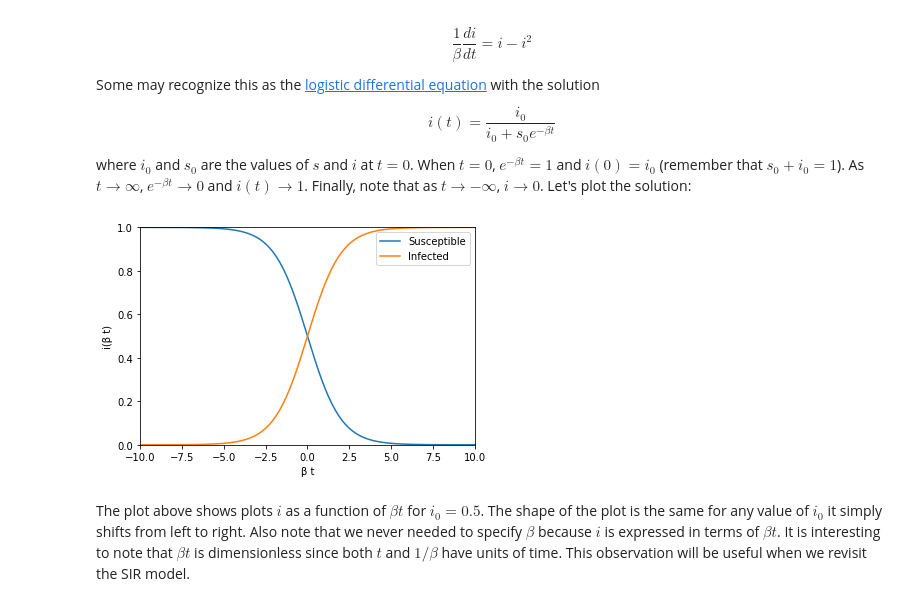
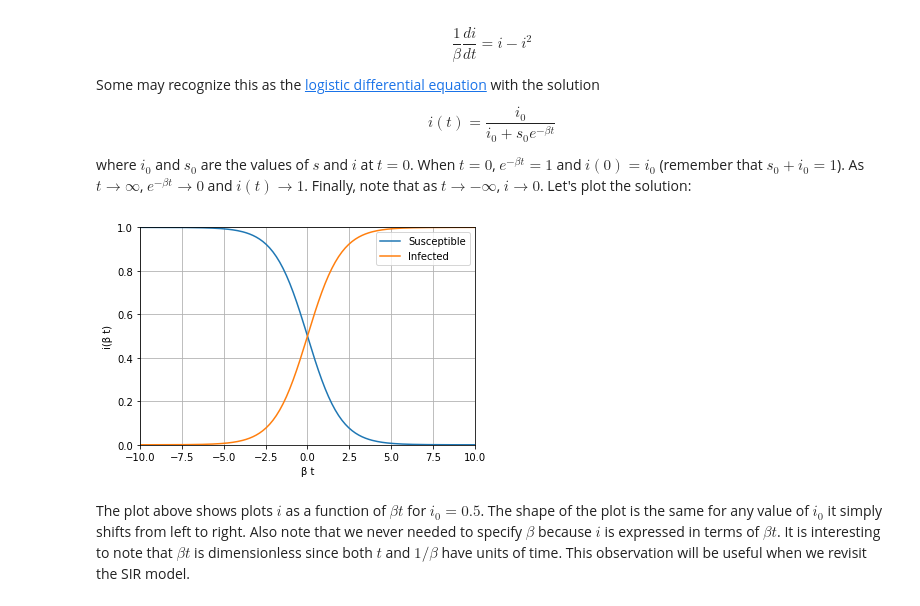
Before and after one commit to fcantelmi/morning-bytes, a Jupyter notebook: sirmodel/sirmodel.ipynb, the cells around one changed output. Saved outputs shown, nothing was run; the diff lists cells and outputs as text; code cells hidden in the pictures.

Commit message:
add grids to plots

```diff
--- a/sirmodel/sirmodel.ipynb
+++ b/sirmodel/sirmodel.ipynb
@@ -127,20 +127,21 @@ where $i_0$ and $s_0$ are the values of $s$ and $i$ at $t=0$. When $t=0$, $e^{-\
 # %%
 import matplotlib.pyplot as plt
 import numpy as np
 
 i_0 = 0.5
 s_0 = 1 - i_0
 betat = np.linspace(-10, 10, 200)
 plt.plot(betat, 1 - i_0 / (i_0 + s_0 * np.exp(-betat)), label='Susceptible')
 plt.plot(betat, 0 + i_0 / (i_0 + s_0 * np.exp(-betat)), label='Infected')
 plt.xlabel('\u03B2 t')
 plt.ylabel('i(\u03B2 t)')
 plt.xlim((-10,10))
 plt.ylim((0,1))
+plt.grid()
 plt.legend()
 plt.show()
 # %% [output]
-[figure, old version]
+[figure, new version]
 # %% [markdown]
 The plot above shows plots $i$ as a function of $\beta t$ for $i_0 = 0.5$. The shape of the plot is the same for any value of $i_0$ it simply shifts from left to right. Also note that we never needed to specify $\beta$ because $i$ is expressed in terms of $\beta t$. It is interesting to note that $\beta t$ is dimensionless since both $t$ and $1/\beta$ have units of time. This observation will be useful when we revisit the SIR model.
 # %% [markdown]
```
Also changed, not shown: parts of 3 cells of this notebook.
